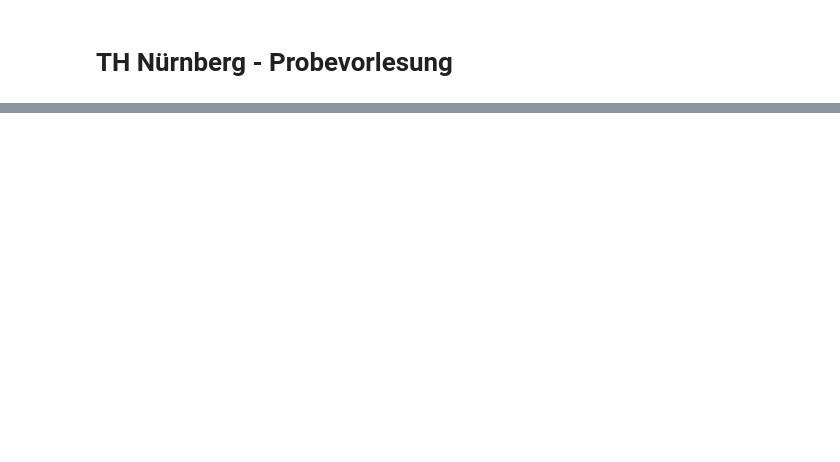
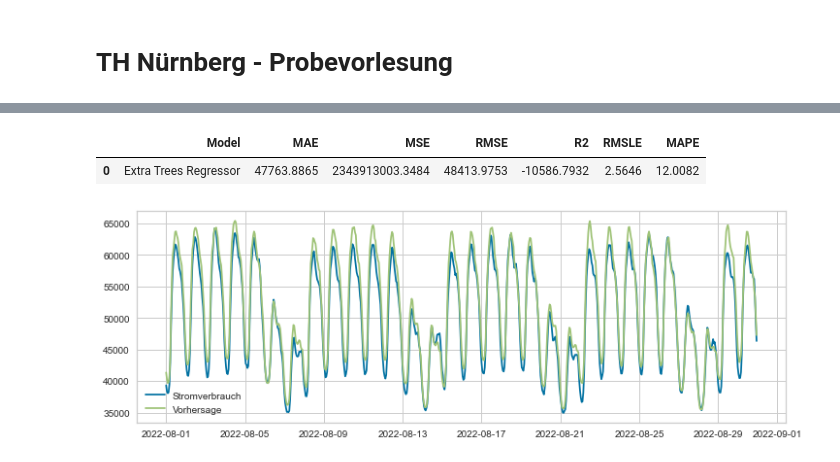
Before and after one commit to ikirsch07/zeitreihen, a Jupyter notebook: Zeitreihen.ipynb, the cells around one changed output, grey strips where cells are left out. Saved outputs shown, nothing was run; the diff lists cells and outputs as text; code cells hidden in the pictures; blank space fills up the shorter version.

```diff
--- a/Zeitreihen.ipynb
+++ b/Zeitreihen.ipynb
@@ -59,0 +146,3 @@ Name: mean_21, dtype: float64
+# %%
+# generate day of week (Mon=1, Tue=2, ... for given datetime)
+df['day_of_week'] = df['datetime'].apply(lambda x: day_of_week[get_day_of_the_week(str(x))])
@@ -59,0 +155,5 @@ Name: mean_21, dtype: float64
+# %%
+# split data into train-test set
+train = df[df['datetime'] < "2022-07-01 00:00:00"]
+val = df[(df['datetime'] >= "2022-07-01 00:00:00") & (df['datetime'] < "2022-08-01 00:00:00")]
+test = df[(df['datetime'] >= "2022-08-01 00:00:00") & (df['datetime'] < "2022-08-31 00:00:00")]
@@ -59,0 +190,2 @@ Name: mean_21, dtype: float64
+# %%
+best = compare_models(sort = 'MAE')
@@ -59,0 +212,15 @@ Name: mean_21, dtype: float64
+# %%
+# generate predictions on the original dataset
+final_best = finalize_model(best)
+predictions = predict_model(final_best, data=test)
+
+# plot ground truth and predictions
+fig = plt.figure(figsize=(12,4))
+plt.plot('datetime', 'Stromverbrauch', data=predictions, label='Stromverbrauch')
+plt.plot('datetime', 'prediction_label', data=predictions, label='Vorhersage')
+plt.legend()
+plt.show()
+# %% [output]
+|  | Model | MAE | MSE | RMSE | R2 | RMSLE | MAPE |
+| 0 | Extra Trees Regressor | 47763.8865 | 2343913003.3484 | 48413.9753 | -10586.7932 | 2.5646 | 12.0082 |
+[figure, added]
```
Also changed, not shown: parts of 30 cells of this notebook, 1 other file.
